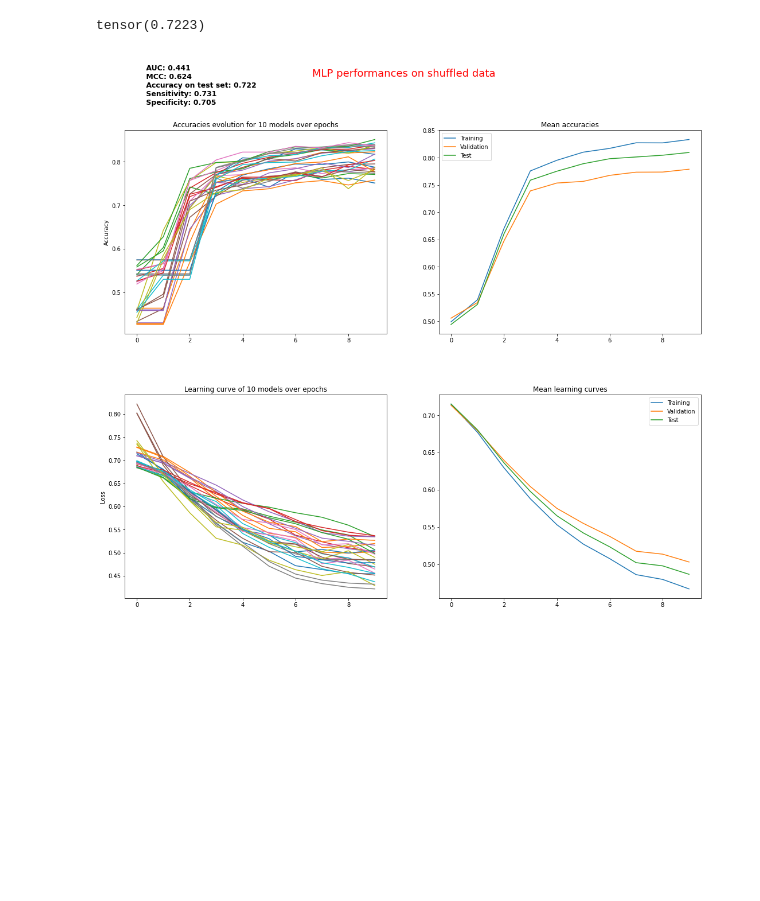
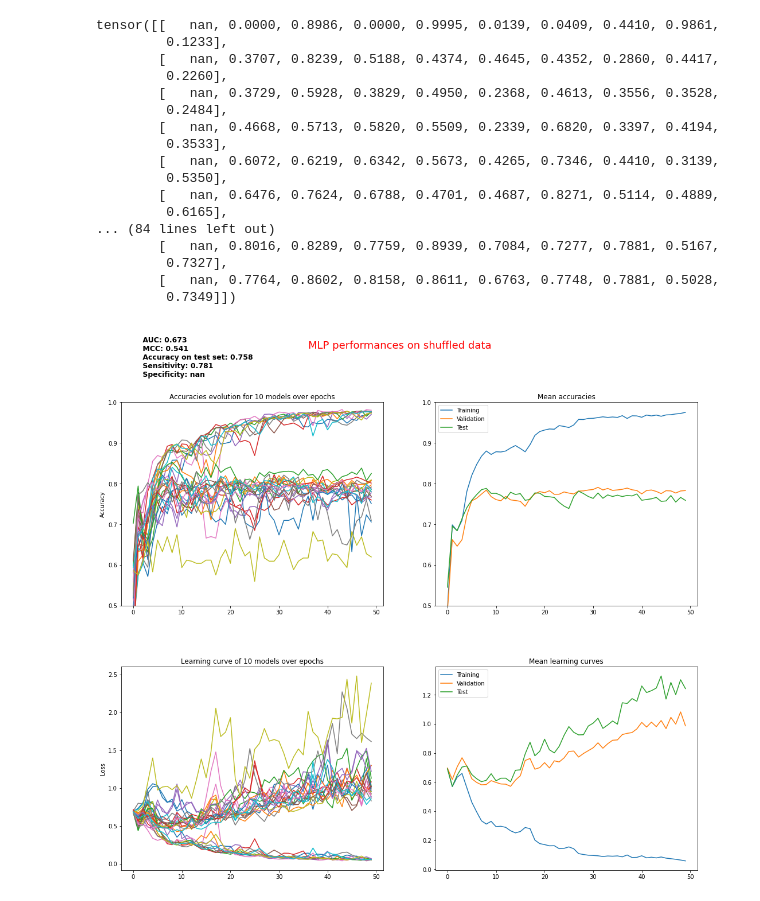
Before and after one commit to DeepRank/3D-Vac, a Jupyter notebook: src/5_train_models/explore_class_seq_xvalidation.ipynb, the cells around one changed output. Cells and saved outputs as stored; diff of their text form; code cells hidden in the pictures; blank space fills up the shorter version.

Commit message:
modifying models

```diff
--- a/src/5_train_models/explore_class_seq_xvalidation.ipynb
+++ b/src/5_train_models/explore_class_seq_xvalidation.ipynb
@@ -60,7 +60,7 @@ def get_metrics(model_path):
             test_prob = test_logits.max(1)[0]
             test_pred = test_logits.max(1)[1]
 
-        fpr, tpr, _ = roc_curve(test_label, test_prob)
+        tpr, fpr, _ = roc_curve(test_label, test_prob)
         aucs.append(auc(fpr, tpr))
         mccs.append(matthews_corrcoef(test_label, test_pred))
 
@@ -71,19 +71,19 @@ def get_metrics(model_path):
         train_tnr, valid_tnr, test_tnr,\
         train_losses, valid_losses, test_losses
 # %%
-# models_path = "/home/daqop/Desktop/M2/Internship/python/trained_models/"
+models_path = "/home/daqop/Desktop/M2/Internship/python/trained_models/"
 # models_path = "/home/daqop/mountpoint_snellius/3D-Vac/src/5_train_models/CNN/I/reg/seq/trained_models/"
-models_path = "/home/daqop/train_branch_3D_Vac/src/5_train_models/CNN/I/classification/seq/trained_models/"
+# models_path = "/home/daqop/train_branch_3D_Vac/src/5_train_models/CNN/I/classification/seq/trained_models/"
 model_names = {
-    "shuffled": "mlp_classification_mixed_encoder_5_neurons_10_epochs_test_64_batch_size.pt",
-    "clustered": "mlp_classification_mixed_encoder_5_neurons_10_epochs_clustered_test_64_batch_size.pt",
+    "shuffled": "mlp_classification_mixed_encoder_1000_neurons_50_epochs_shuffled_64_batch_size.pt",
+    "clustered": "mlp_classification_mixed_encoder_1000_neurons_50_epochs_clustered_64_batch_size.pt",
     # "dtu_clustered": "mlp_classification_mixed_encoder_1000_neurons_200_epochs_clustered_dtu_64_batch_size.pt",
 }
 aucs, mccs, \
 train_accuracies, valid_accuracies, test_accuracies, \
 train_tpr, valid_tpr, test_tpr, \
 train_tnr, valid_tnr, test_tnr, \
-train_losses, valid_losses, test_losses = get_metrics(models_path + model_names["shuffled"])
+train_losses, valid_losses, test_losses = get_metrics(models_path + model_names["clustered"])
 
 aucs = torch.tensor(aucs)
 mccs = torch.tensor(mccs)
@@ -104,7 +104,7 @@ train_losses = torch.permute(torch.tensor(train_losses), (1,0))
 valid_losses = torch.permute(torch.tensor(valid_losses), (1,0))
 test_losses = torch.permute(torch.tensor(test_losses), (1,0))
 # %%
-print(test_accuracies.mean())
+print(test_tnr)
 fig = plt.figure(figsize=(18,15))
 ((ax1, ax2), (ax3, ax4)) = fig.subplots(2, 2)
 fig.suptitle(f"MLP performances on shuffled data", color="red", fontsize=18)
@@ -118,37 +118,55 @@ Accuracy on test set: {test_accuracies.mean():.3} \n Sensitivity: {test_tpr.mean
     fontsize=12.5
 )
 
-e = range(10)
+e = range(train_accuracies.shape[0])
 
 ax1.plot(e, train_accuracies)
 ax1.plot(e, valid_accuracies)
 ax1.plot(e, test_accuracies)
 ax1.set_ylabel("Accuracy")
 ax1.set_title("Accuracies evolution for 10 models over epochs")
+ax1.set_ylim(0.5,1)
 
 ax2.plot(e, train_accuracies.mean(1))
 ax2.plot(e, valid_accuracies.mean(1))
 ax2.plot(e, test_accuracies.mean(1))
 ax2.set_title("Mean accuracies")
 ax2.legend(["Training", "Validation", "Test"])
+ax2.set_ylim(0.5,1)
 
 ax3.plot(e, train_losses)
 ax3.plot(e, valid_losses)
 ax3.plot(e, test_losses)
 ax3.set_ylabel("Loss")
 ax3.set_title("Learning curve of 10 models over epochs")
 
 ax4.plot(e, train_losses.mean(1))
 ax4.plot(e, valid_losses.mean(1))
 ax4.plot(e, test_losses.mean(1))
 ax4.set_title("Mean learning curves")
 ax4.legend(["Training", "Validation", "Test"])
 
 fig.subplots_adjust(
     wspace=.2,
     hspace=.3
 )
-# fig.savefig("./shuffled_mlp_results.png", transparent=False, facecolor="white")
+# fig.savefig("./clustered_mlp_results.png", transparent=False, facecolor="white")
 # %% [output]
-tensor(0.7223)
+tensor([[   nan, 0.0000, 0.8986, 0.0000, 0.9995, 0.0139, 0.0409, 0.4410, 0.9861,
+         0.1233],
+        [   nan, 0.3707, 0.8239, 0.5188, 0.4374, 0.4645, 0.4352, 0.2860, 0.4417,
+         0.2260],
+        [   nan, 0.3729, 0.5928, 0.3829, 0.4950, 0.2368, 0.4613, 0.3556, 0.3528,
+         0.2484],
+        [   nan, 0.4668, 0.5713, 0.5820, 0.5509, 0.2339, 0.6820, 0.3397, 0.4194,
+         0.3533],
+        [   nan, 0.6072, 0.6219, 0.6342, 0.5673, 0.4265, 0.7346, 0.4410, 0.3139,
+         0.5350],
+        [   nan, 0.6476, 0.7624, 0.6788, 0.4701, 0.4687, 0.8271, 0.5114, 0.4889,
+         0.6165],
+... (84 lines left out)
+        [   nan, 0.8016, 0.8289, 0.7759, 0.8939, 0.7084, 0.7277, 0.7881, 0.5167,
+         0.7327],
+        [   nan, 0.7764, 0.8602, 0.8158, 0.8611, 0.6763, 0.7748, 0.7881, 0.5028,
+         0.7349]])
-[figure, old version]
+[figure, new version]
```
Also changed, not shown: 1 other file.
